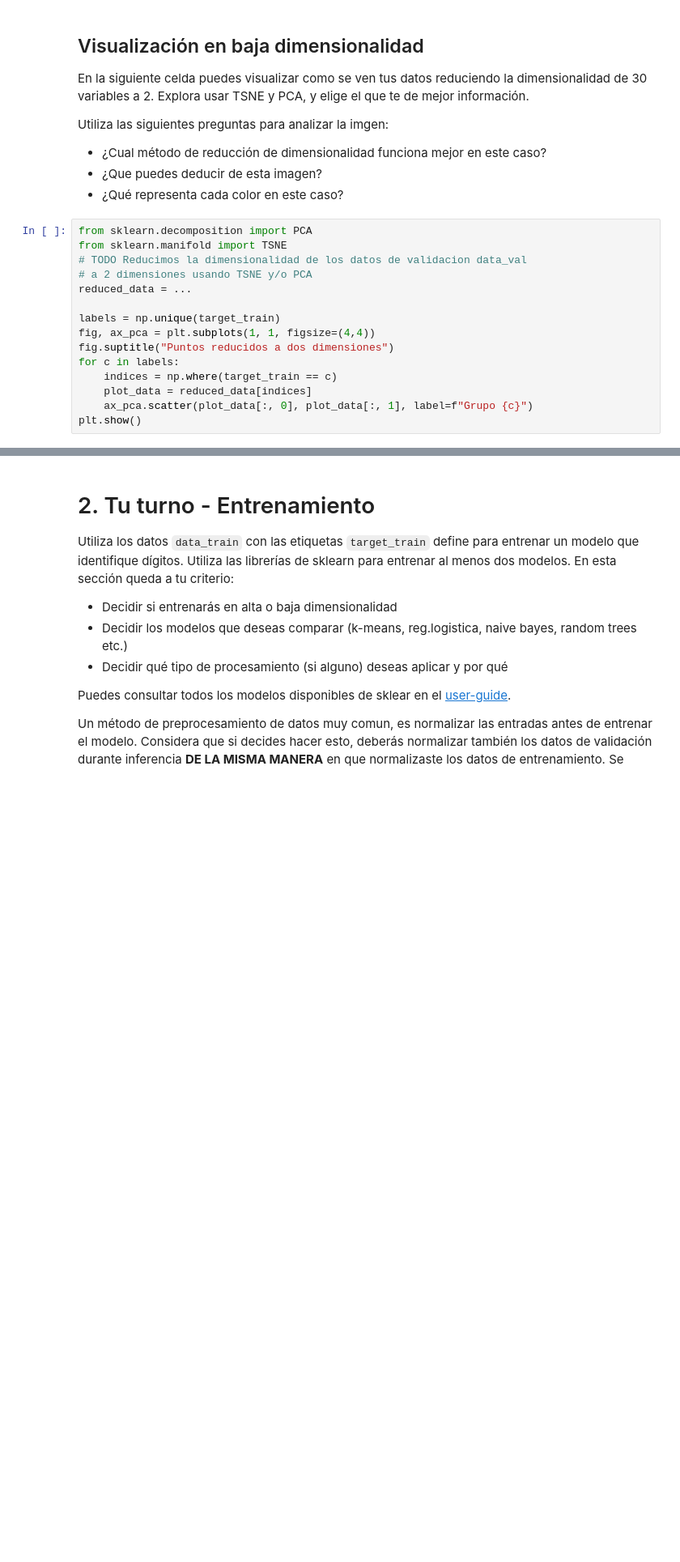
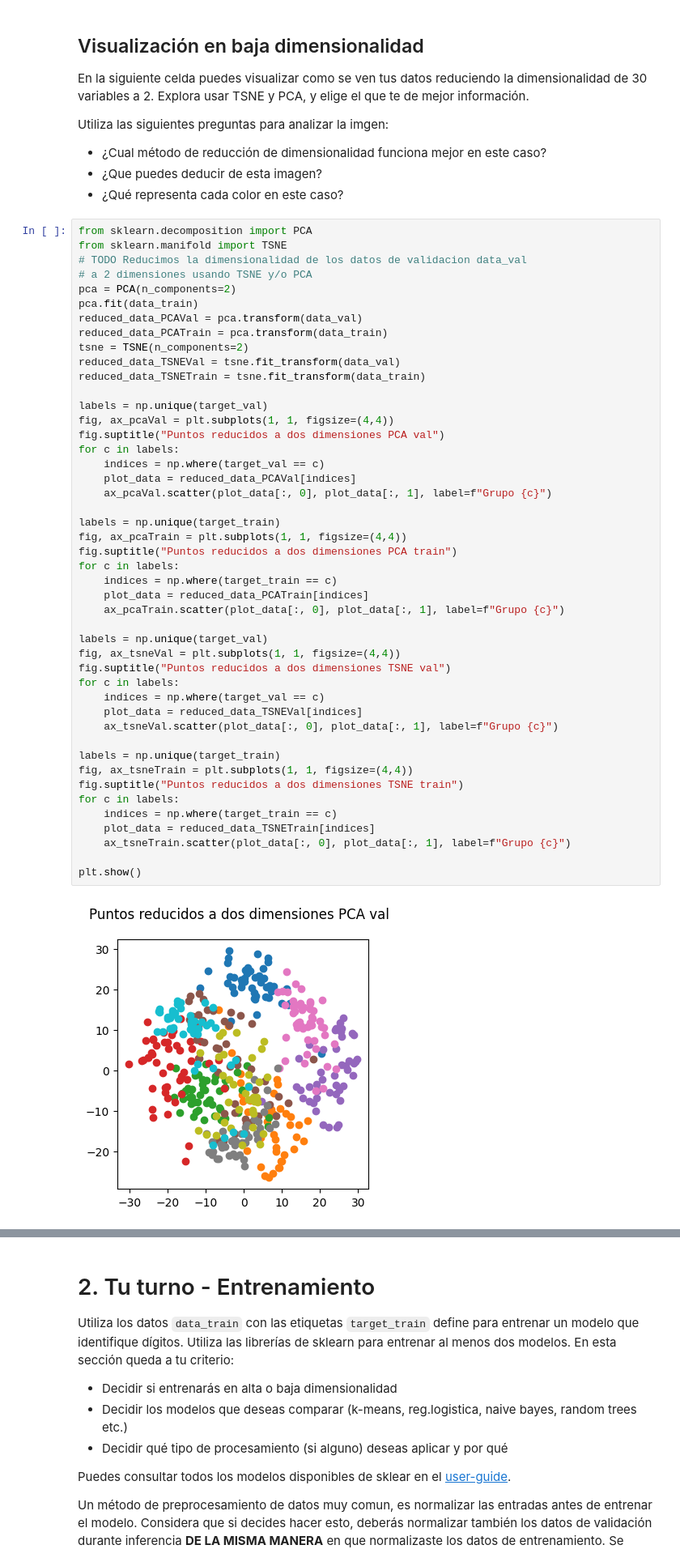
Before and after one commit to AndreNIH/ML23_GPT5, a Jupyter notebook: ml23/proyecto_1_ML/proyecto_1_ML.ipynb, the cells around one changed output, grey strips where cells are left out. Shown at 81% size. Drawn from its saved outputs; the diff is of its cells as text; blank space fills up the shorter version.

```diff
--- a/ml23/proyecto_1_ML/proyecto_1_ML.ipynb
+++ b/ml23/proyecto_1_ML/proyecto_1_ML.ipynb
@@ -75,18 +82,51 @@ Utiliza las siguientes preguntas para analizar la imgen:
 - ¿Cual método de reducción de dimensionalidad funciona mejor en este caso?
 - ¿Que puedes deducir de esta imagen?
 - ¿Qué representa cada color en este caso?
-# %%
-from sklearn.decomposition import PCA
-from sklearn.manifold import TSNE
-# TODO Reducimos la dimensionalidad de los datos de validacion data_val
-# a 2 dimensiones usando TSNE y/o PCA
-reduced_data = ...
-
-labels = np.unique(target_train)
-fig, ax_pca = plt.subplots(1, 1, figsize=(4,4))
-fig.suptitle("Puntos reducidos a dos dimensiones")
-for c in labels:
-    indices = np.where(target_train == c)
-    plot_data = reduced_data[indices]
-    ax_pca.scatter(plot_data[:, 0], plot_data[:, 1], label=f"Grupo {c}")
-plt.show()
+# %%
+from sklearn.decomposition import PCA
+from sklearn.manifold import TSNE
+# TODO Reducimos la dimensionalidad de los datos de validacion data_val
+# a 2 dimensiones usando TSNE y/o PCA
+pca = PCA(n_components=2)
+pca.fit(data_train)
+reduced_data_PCAVal = pca.transform(data_val)
+reduced_data_PCATrain = pca.transform(data_train)
+tsne = TSNE(n_components=2)
+reduced_data_TSNEVal = tsne.fit_transform(data_val)
+reduced_data_TSNETrain = tsne.fit_transform(data_train)
+
+labels = np.unique(target_val)
+fig, ax_pcaVal = plt.subplots(1, 1, figsize=(4,4))
+fig.suptitle("Puntos reducidos a dos dimensiones PCA val")
+for c in labels:
+    indices = np.where(target_val == c)
+    plot_data = reduced_data_PCAVal[indices]
+    ax_pcaVal.scatter(plot_data[:, 0], plot_data[:, 1], label=f"Grupo {c}")
+
+labels = np.unique(target_train)
+fig, ax_pcaTrain = plt.subplots(1, 1, figsize=(4,4))
+fig.suptitle("Puntos reducidos a dos dimensiones PCA train")
+for c in labels:
+    indices = np.where(target_train == c)
+    plot_data = reduced_data_PCATrain[indices]
+    ax_pcaTrain.scatter(plot_data[:, 0], plot_data[:, 1], label=f"Grupo {c}")
+
+labels = np.unique(target_val)
+fig, ax_tsneVal = plt.subplots(1, 1, figsize=(4,4))
+fig.suptitle("Puntos reducidos a dos dimensiones TSNE val")
+for c in labels:
+    indices = np.where(target_val == c)
+    plot_data = reduced_data_TSNEVal[indices]
+    ax_tsneVal.scatter(plot_data[:, 0], plot_data[:, 1], label=f"Grupo {c}")
+
+labels = np.unique(target_train)
+fig, ax_tsneTrain = plt.subplots(1, 1, figsize=(4,4))
+fig.suptitle("Puntos reducidos a dos dimensiones TSNE train")
+for c in labels:
+    indices = np.where(target_train == c)
+    plot_data = reduced_data_TSNETrain[indices]
+    ax_tsneTrain.scatter(plot_data[:, 0], plot_data[:, 1], label=f"Grupo {c}")
+
+plt.show()
+# %% [output]
+[figure, added]
```
Also changed, not shown: parts of 7 cells of this notebook.
